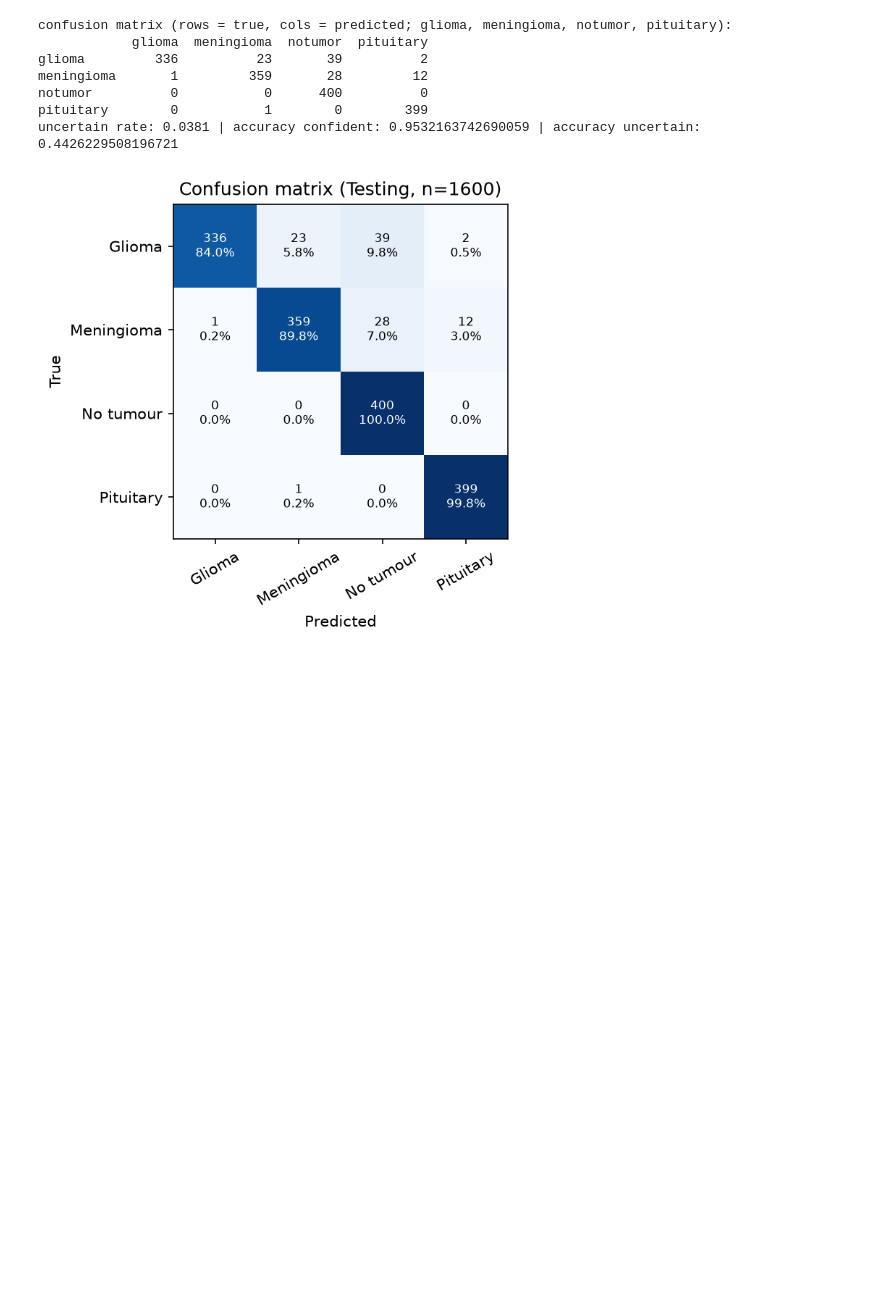
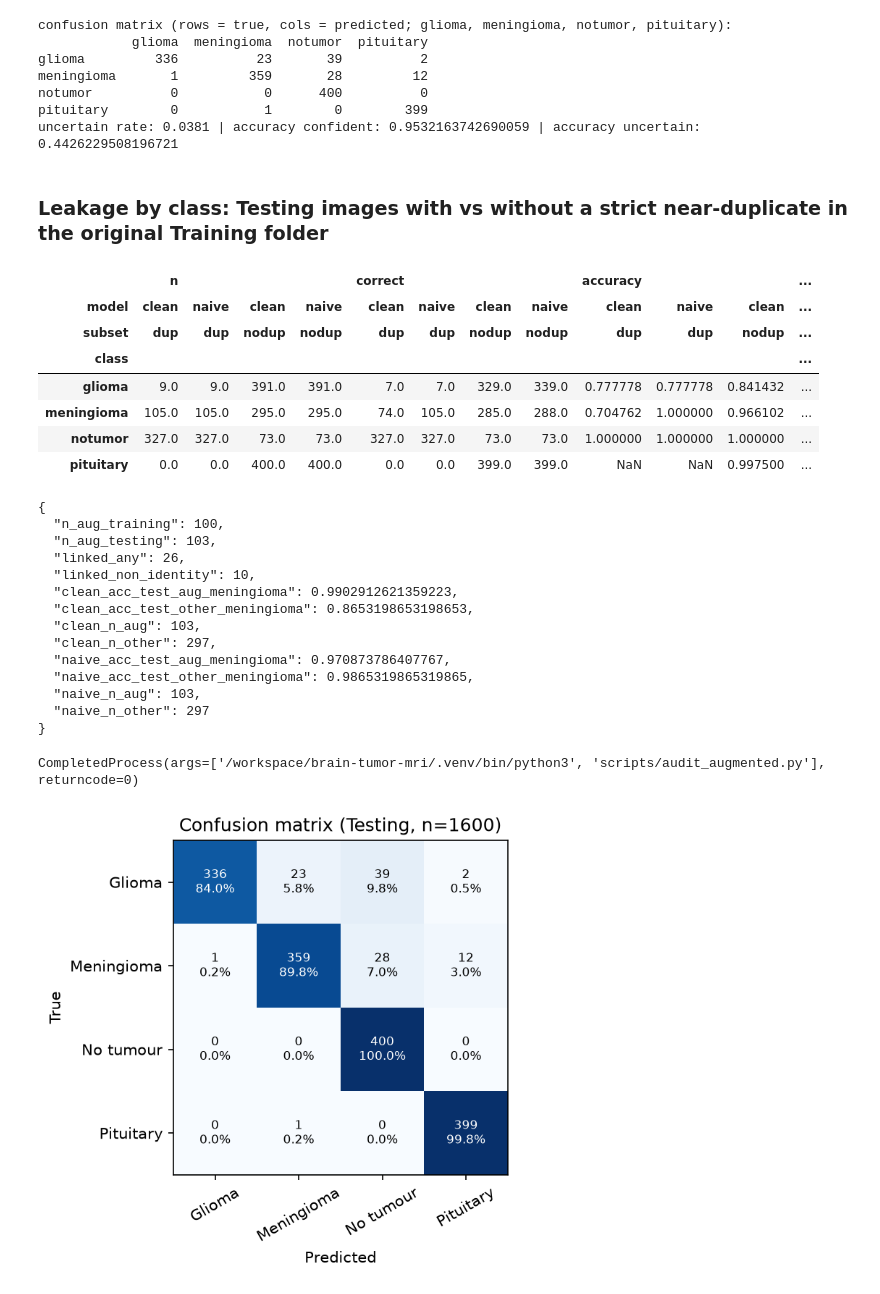
Before and after one commit to nishthaakalia/brain-tumor-mri-classification, a Jupyter notebook: notebooks/03_evaluation_and_calibration.ipynb, the cells around one changed output. Saved outputs shown, nothing was run; the diff lists cells and outputs as text; code cells hidden in the pictures; blank space fills up the shorter version.

Commit message:
Executed Colab-ready notebooks (with Open in Colab badges), leakage-by-class and augmented-file cells, recompiled paper

```diff
--- a/notebooks/03_evaluation_and_calibration.ipynb
+++ b/notebooks/03_evaluation_and_calibration.ipynb
@@ -101,6 +101,37 @@ meningioma       1         359       28         12
 notumor          0           0      400          0
 pituitary        0           1        0        399
 uncertain rate: 0.0381 | accuracy confident: 0.9532163742690059 | accuracy uncertain: 0.4426229508196721
+# %% [markdown]
+### Leakage by class: Testing images with vs without a strict near-duplicate in the original Training folder
+# %%
+lb = pd.DataFrame(m["leakage_by_class"]).T
+lb.index = pd.MultiIndex.from_tuples([tuple(i.split("|")) for i in lb.index], names=["model", "class", "subset"])
+display(lb.unstack(["model", "subset"]))
+subprocess.run([sys.executable, "scripts/audit_augmented.py"], check=True)  # files named *-aug-* (augmented meningiomas)
+# %% [output]
+|  | n |  |  |  | correct |  |  |  | accuracy |  |  | ... |
+| model | clean | naive | clean | naive | clean | naive | clean | naive | clean | naive | clean | ... |
+| subset | dup | dup | nodup | nodup | dup | dup | nodup | nodup | dup | dup | nodup | ... |
+| class |  |  |  |  |  |  |  |  |  |  |  | ... |
+| glioma | 9.0 | 9.0 | 391.0 | 391.0 | 7.0 | 7.0 | 329.0 | 339.0 | 0.777778 | 0.777778 | 0.841432 | ... |
+| meningioma | 105.0 | 105.0 | 295.0 | 295.0 | 74.0 | 105.0 | 285.0 | 288.0 | 0.704762 | 1.000000 | 0.966102 | ... |
+| notumor | 327.0 | 327.0 | 73.0 | 73.0 | 327.0 | 327.0 | 73.0 | 73.0 | 1.000000 | 1.000000 | 1.000000 | ... |
+| pituitary | 0.0 | 0.0 | 400.0 | 400.0 | 0.0 | 0.0 | 399.0 | 399.0 | NaN | NaN | 0.997500 | ... |
+{
+  "n_aug_training": 100,
+  "n_aug_testing": 103,
+  "linked_any": 26,
+  "linked_non_identity": 10,
+  "clean_acc_test_aug_meningioma": 0.9902912621359223,
+  "clean_acc_test_other_meningioma": 0.8653198653198653,
+  "clean_n_aug": 103,
+  "clean_n_other": 297,
+  "naive_acc_test_aug_meningioma": 0.970873786407767,
+  "naive_acc_test_other_meningioma": 0.9865319865319865,
+  "naive_n_aug": 103,
+  "naive_n_other": 297
+}
+CompletedProcess(args=['/workspace/brain-tumor-mri/.venv/bin/python3', 'scripts/audit_augmented.py'], returncode=0)
 # %%
 from IPython.display import Image, display
 for f in ("confusion_matrix", "roc_curves", "reliability"):
```
Also changed, not shown: 7 other files.
